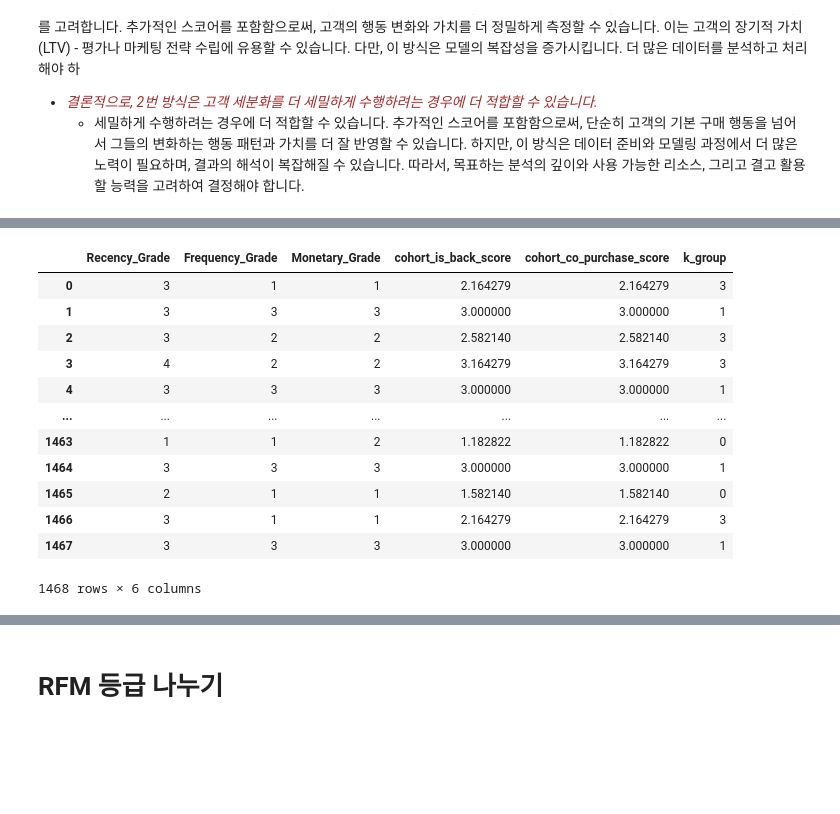
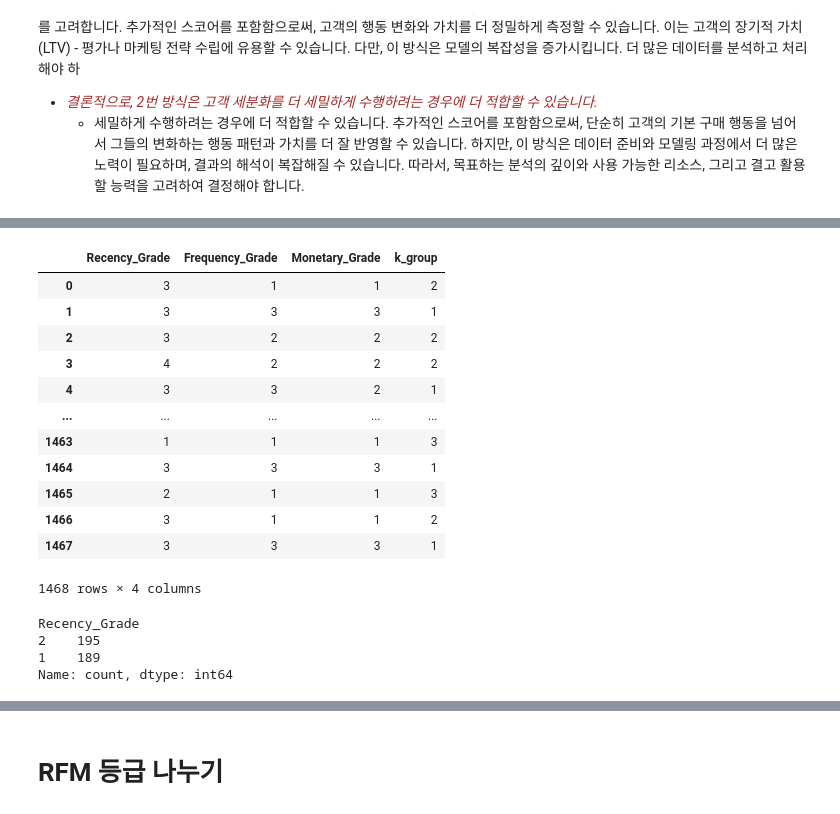
Before and after one commit to meo4739/Public_DACON_Cohort_RFM, a Jupyter notebook: cohort_RFM_ver2.ipynb, the cells around one changed output, grey strips where cells are left out. Cells and saved outputs as stored; diff of their text form; code cells hidden in the pictures; blank space fills up the shorter version.

```diff
--- a/cohort_RFM_ver2.ipynb
+++ b/cohort_RFM_ver2.ipynb
@@ -964,17 +951,3 @@ rfm_df_normed['co_purchase_up_down'].value_counts().to_frame().sort_values(by='c
-# %%
-def cohort_segment(score):
-    if score>=0:
-        return '상'
-    elif score<=-3:
-        return '하'
-    else:
-        return '중'
-
-rfm_df_temp['is_back_up_down'] = round(rfm_df_temp['is_back_up_down'],0).astype(int)
-rfm_df_temp['is_back_up_down'] = rfm_df_temp['is_back_up_down'].apply(cohort_segment)
-
-rfm_df_temp['co_purchase_up_down'] = round(rfm_df_temp['co_purchase_up_down'],0).astype(int)
-rfm_df_temp['co_purchase_up_down'] = rfm_df_temp['co_purchase_up_down'].apply(cohort_segment)
 # %% [markdown]
 ### (4) 최종 정보를 'rfm_total_score.csv'로 저장
 # %%
@@ -1093,0 +1006,25 @@ Index(['일반고객', '정체고객', '잠재충성고객', '신규고객', '
+# %%
+class clustering:
+    def __init__(self, df):
+        self.df = df
+
+    def elbow_method(self, ks, n):
+        inertias=[]
+        for k in ks:
+            model = KMeans(n_clusters = k, n_init = n)
+            %time model.fit(self.df)
+            inertias.append(model.inertia_)
+            print('n_cluster:{}, inertia:{}'.format(k,model.inertia_))
+            print('---------') # n_cluster, inertia 결과 출력
+        plt.Figure(figsize=(15,6))
+        plt.plot(ks,inertias,'-o') # '-o'는 실선과 원을 같이 시각화
+        plt.xlabel('k')
+        plt.ylabel('inertia')
+        plt.xticks(ks)
+        plt.grid()
+        plt.show()
+    def kmeans_cluter(self, cluster_num, n):
+        model = KMeans(n_clusters = cluster_num, n_init = n)
+        model.fit(self.df)
+        self.kmean = model.predict(self.df)
+        self.df['k_group'] = self.kmean
@@ -1290,19 +1415,19 @@ n_cluster:9, inertia:642.1123881745164
 # %%
 rfm_df_kmeans.kmeans_cluter(4, 10)
 # %%
-rfm_df_kmeans.kmean
-rfm_df_kmeans.df
+rfm_kmean = rfm_df_kmeans.df
+rfm_kmean
 # %% [output]
-|  | Recency_Grade | Frequency_Grade | Monetary_Grade | cohort_is_back_score | cohort_co_purchase_score | k_group |
-| 0 | 3 | 1 | 1 | 2.164279 | 2.164279 | 3 |
-| 1 | 3 | 3 | 3 | 3.000000 | 3.000000 | 1 |
-| 2 | 3 | 2 | 2 | 2.582140 | 2.582140 | 3 |
-| 3 | 4 | 2 | 2 | 3.164279 | 3.164279 | 3 |
-| 4 | 3 | 3 | 3 | 3.000000 | 3.000000 | 1 |
-| ... | ... | ... | ... | ... | ... | ... |
-| 1463 | 1 | 1 | 2 | 1.182822 | 1.182822 | 0 |
-| 1464 | 3 | 3 | 3 | 3.000000 | 3.000000 | 1 |
-| 1465 | 2 | 1 | 1 | 1.582140 | 1.582140 | 0 |
-| 1466 | 3 | 1 | 1 | 2.164279 | 2.164279 | 3 |
-| 1467 | 3 | 3 | 3 | 3.000000 | 3.000000 | 1 |
+|  | Recency_Grade | Frequency_Grade | Monetary_Grade | k_group |
+| 0 | 3 | 1 | 1 | 2 |
+| 1 | 3 | 3 | 3 | 1 |
+| 2 | 3 | 2 | 2 | 2 |
+| 3 | 4 | 2 | 2 | 2 |
+| 4 | 3 | 3 | 2 | 1 |
+| ... | ... | ... | ... | ... |
+| 1463 | 1 | 1 | 1 | 3 |
+| 1464 | 3 | 3 | 3 | 1 |
+| 1465 | 2 | 1 | 1 | 3 |
+| 1466 | 3 | 1 | 1 | 2 |
+| 1467 | 3 | 3 | 3 | 1 |
-1468 rows × 6 columns
+1468 rows × 4 columns
@@ -1308,0 +1439,7 @@ rfm_df_kmeans.df
+# %%
+rfm_kmean_0['Recency_Grade'].value_counts()
+# %% [output]
+Recency_Grade
+2    195
+1    189
+Name: count, dtype: int64
```
Also changed, not shown: parts of 29 cells of this notebook.
